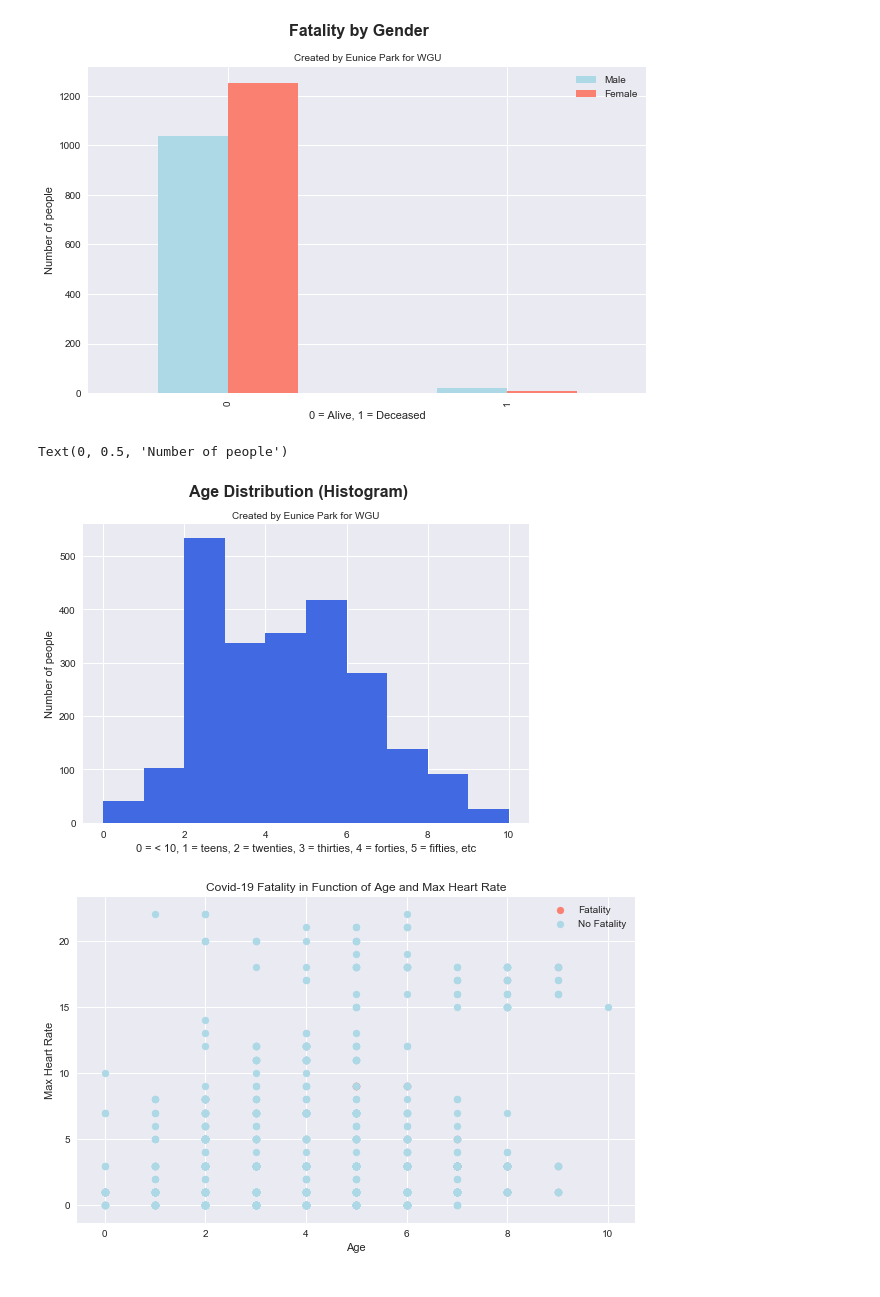
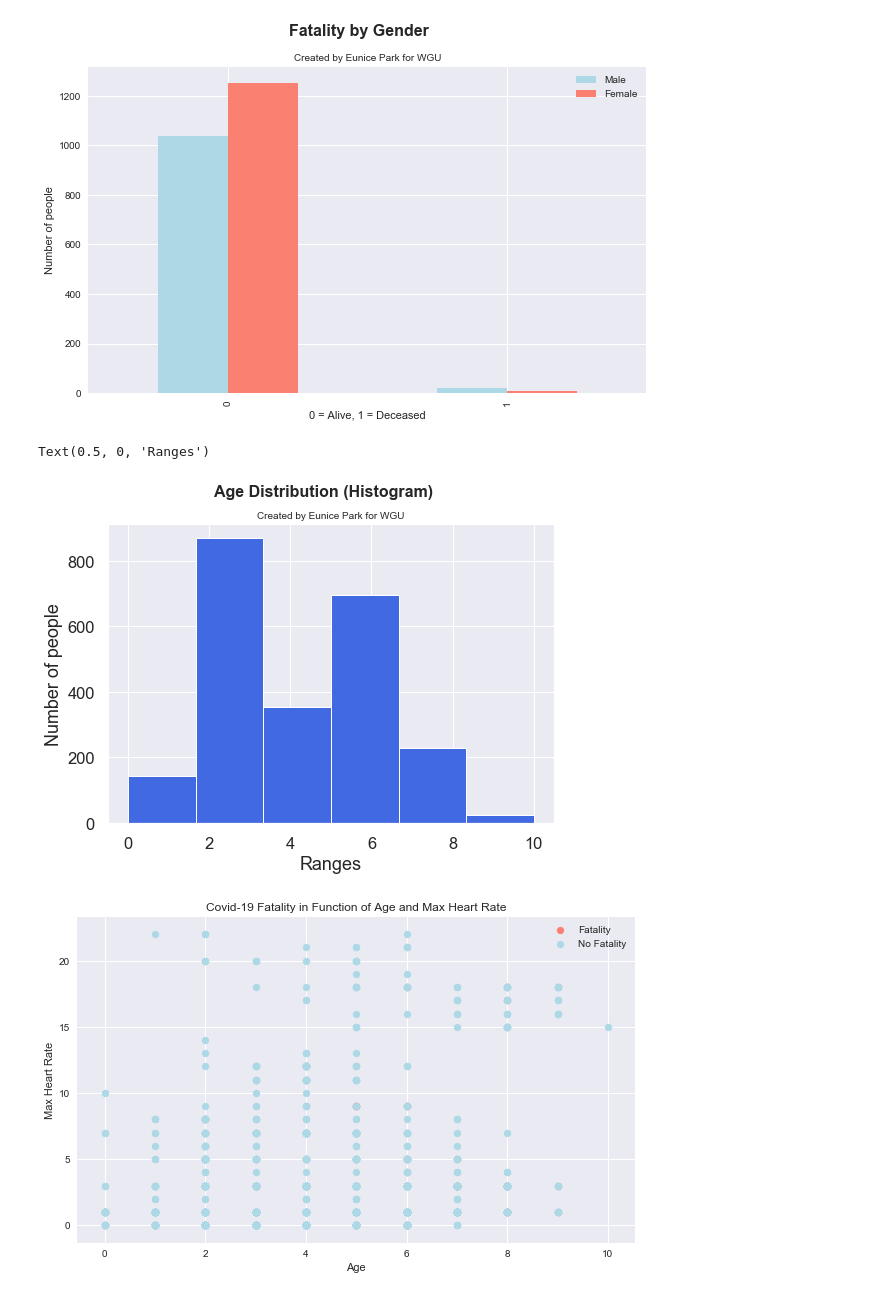
Before and after one commit to eunicode/ml-ds-covid, a Jupyter notebook: covid-19-fatality-prediction.ipynb, the cells around one changed output. Cells and saved outputs as stored; diff of their text form; code cells hidden in the pictures.

```diff
--- a/covid-19-fatality-prediction.ipynb
+++ b/covid-19-fatality-prediction.ipynb
@@ -523,18 +523,18 @@ plt.legend(["Male", "Female"]);
 # %%
 # Check the distribution of the age column with a histogram
 # df.age.plot.hist();
-df.age.plot.hist(color='royalblue');
+df.age.plot.hist(color='royalblue', bins=6);
 
 plt.suptitle('Age Distribution (Histogram)', fontsize=16, fontweight='bold')
 plt.title("Created by Eunice Park for WGU", fontsize=10)
-plt.xlabel("0 = < 10, 1 = teens, 2 = twenties, 3 = thirties, 4 = forties, 5 = fifties, etc")
 plt.ylabel("Number of people")
+plt.xlabel("Ranges")
 
 # plt.yticks(rotation=0);
 # df["age"].plot.hist(bins=11);
 # %% [output]
-Text(0, 0.5, 'Number of people')
+Text(0.5, 0, 'Ranges')
-[figure, old version]
+[figure, new version]
 # %%
 # Age vs Sex for Covid-19 Fatality
 
```
Also changed, not shown: parts of 3 cells of this notebook, 19 other files.
